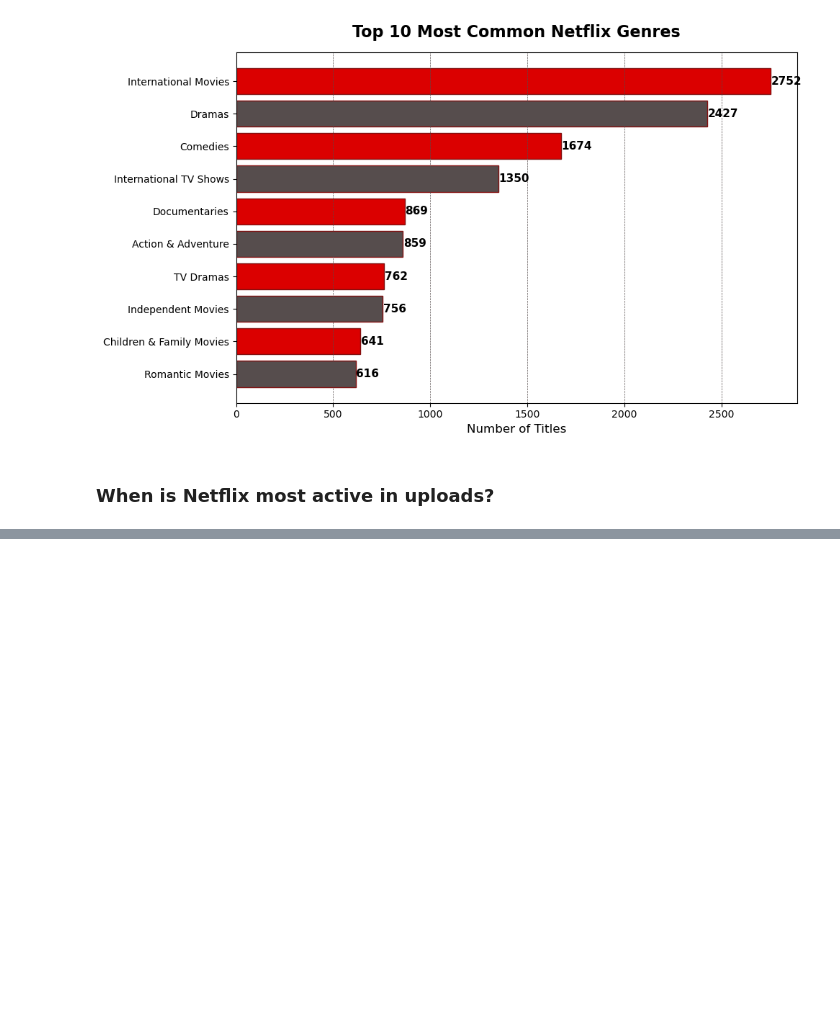
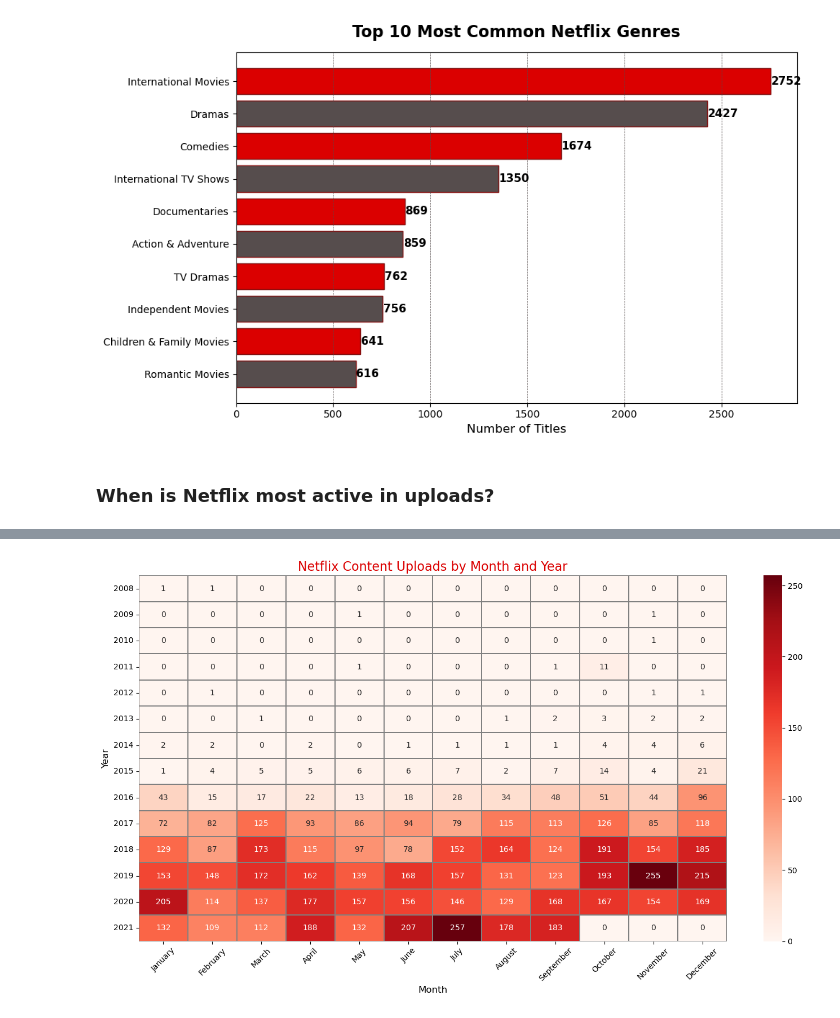
Before and after one commit to rajtejaswee/netflix-data-analysis, a Jupyter notebook: Netflix_EDA.ipynb, the cells around one changed output, grey strips where cells are left out. Cells and saved outputs as stored; diff of their text form; code cells hidden in the pictures; blank space fills up the shorter version.

```diff
--- a/Netflix_EDA.ipynb
+++ b/Netflix_EDA.ipynb
@@ -487,0 +598,34 @@ plt.show()
+# %%
+import pandas as pd
+import matplotlib.pyplot as plt
+import seaborn as sns
+
+# Clean and prepare date
+df['date_added'] = pd.to_datetime(df['date_added'], errors='coerce')
+df = df.dropna(subset=['date_added'])
+
+# Extract year and month
+df['year_added'] = df['date_added'].dt.year
+df['month_added'] = df['date_added'].dt.month_name()
+
+# Order months correctly
+month_order = ['January', 'February', 'March', 'April', 'May', 'June',
+               'July', 'August', 'September', 'October', 'November', 'December']
+df['month_added'] = pd.Categorical(df['month_added'], categories=month_order, ordered=True)
+
+# Group by year and month
+heatmap_data = df.groupby(['year_added', 'month_added']).size().unstack(fill_value=0)
+
+# Plot
+plt.figure(figsize=(14, 8))
+sns.heatmap(heatmap_data, cmap='Reds', linewidths=0.3, linecolor='gray', annot=True, fmt='d')
+
+plt.title('Netflix Content Uploads by Month and Year', fontsize=16, color='#db0000')
+plt.xlabel('Month', fontsize=12)
+plt.ylabel('Year', fontsize=12)
+plt.xticks(rotation=45)
+plt.yticks(rotation=0)
+plt.tight_layout()
+plt.show()
+# %% [output]
+[figure, added]
```
Also changed, not shown: parts of 6 cells of this notebook.
